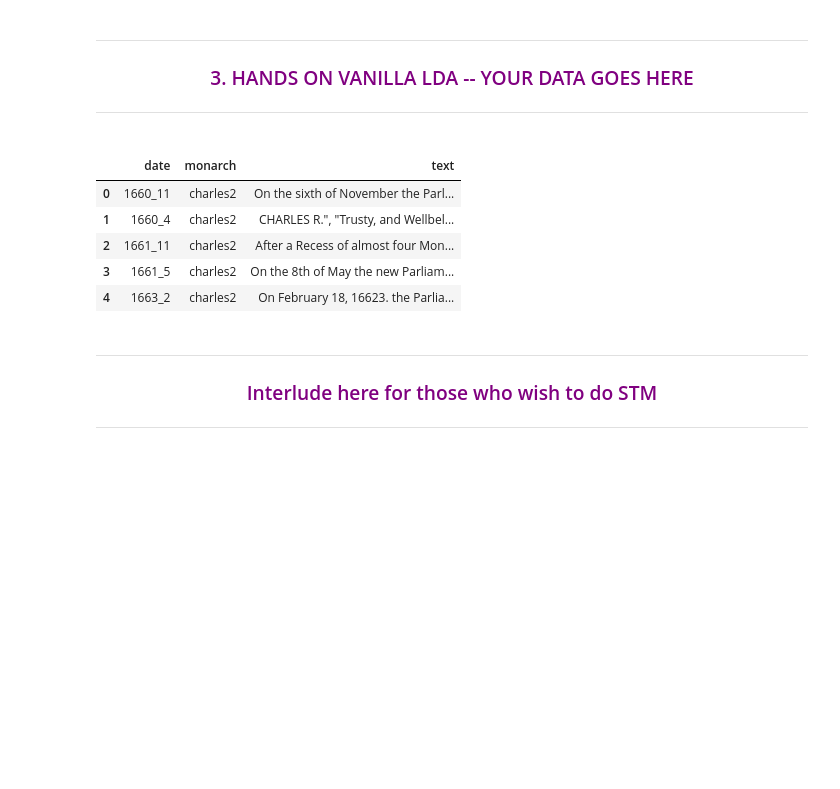
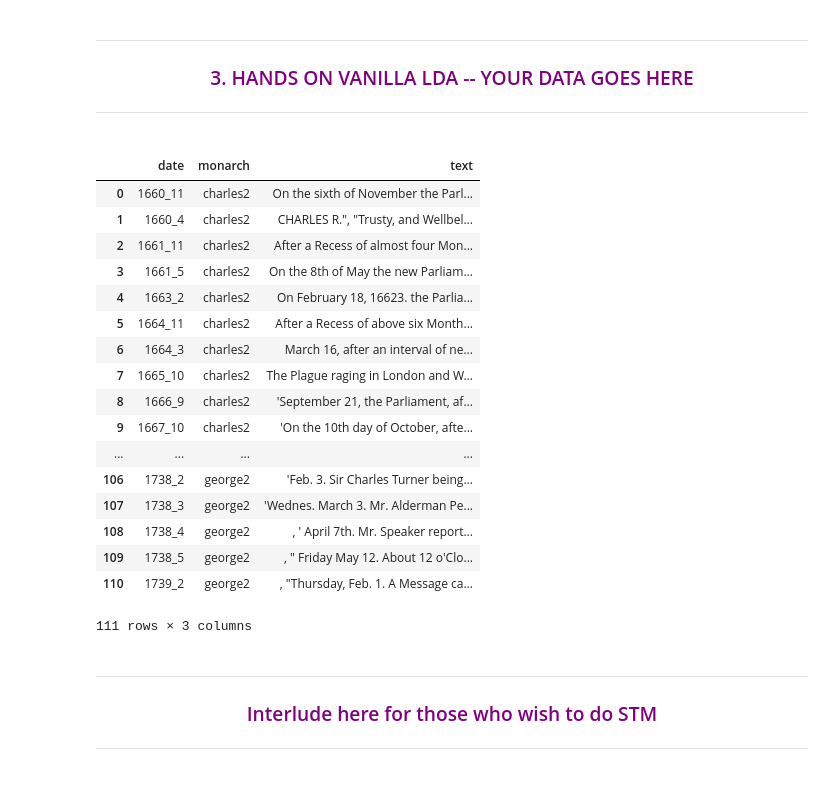
Before and after one commit to thnl/soc220, a Jupyter notebook: lab9/lab9_final.ipynb, the cells around one changed output. Drawn from its saved outputs; the diff is of its cells as text; code cells hidden in the pictures; blank space fills up the shorter version.

```diff
--- a/lab9/lab9_final.ipynb
+++ b/lab9/lab9_final.ipynb
@@ -201,14 +214,26 @@ import pickle
 df_texts = pickle.load(open("df_proceedings_monarch_and_date.p","rb"))
 # %%
 import pandas as pd
-df_texts.head()
+df_texts
 # %% [output]
 |  | date | monarch | text |
 | 0 | 1660_11 | charles2 | On the sixth of November the Parl... |
 | 1 | 1660_4 | charles2 | CHARLES R.", "Trusty, and Wellbel... |
 | 2 | 1661_11 | charles2 | After a Recess of almost four Mon... |
 | 3 | 1661_5 | charles2 | On the 8th of May the new Parliam... |
 | 4 | 1663_2 | charles2 | On February 18, 16623. the Parlia... |
+| 5 | 1664_11 | charles2 | After a Recess of above six Month... |
+| 6 | 1664_3 | charles2 | March 16, after an interval of ne... |
+| 7 | 1665_10 | charles2 | The Plague raging in London and W... |
+| 8 | 1666_9 | charles2 | 'September 21, the Parliament, af... |
+| 9 | 1667_10 | charles2 | 'On the 10th day of October, afte... |
+| ... | ... | ... | ... |
+| 106 | 1738_2 | george2 | 'Feb. 3. Sir Charles Turner being... |
+| 107 | 1738_3 | george2 | 'Wednes. March 3. Mr. Alderman Pe... |
+| 108 | 1738_4 | george2 | , ' April 7th. Mr. Speaker report... |
+| 109 | 1738_5 | george2 | , " Friday May 12. About 12 o'Clo... |
+| 110 | 1739_2 | george2 | , "Thursday, Feb. 1. A Message ca... |
+111 rows × 3 columns
 # %%
 # IF YOU HAVEN'T CREATED EXCEL TO SEND OVER TO R YET..
 #write to excel in order to retain complexity of text
```
Also changed, not shown: parts of 16 cells of this notebook, 20 other files.
